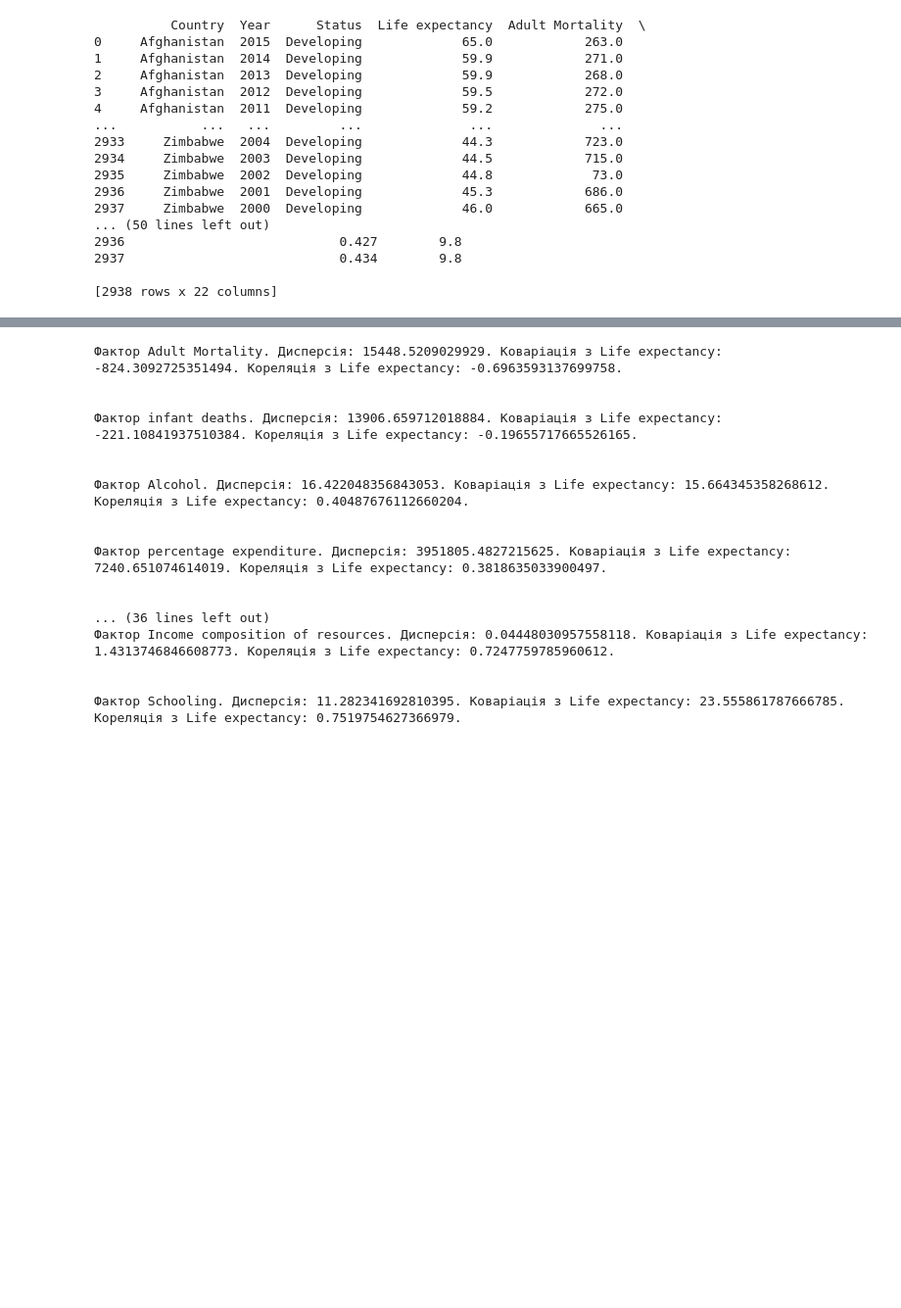
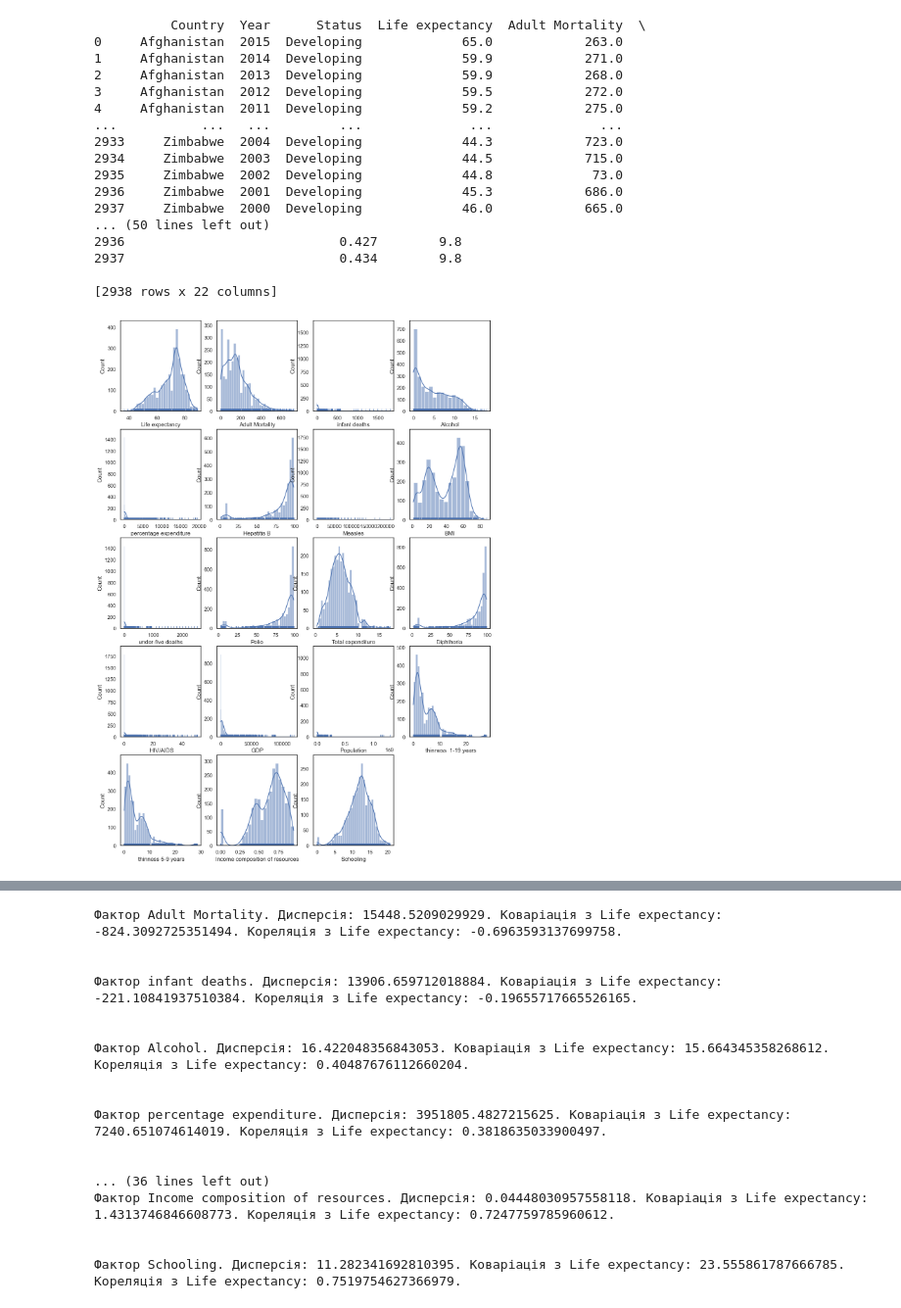
Before and after one commit to maksymzozuliak/IAD, a Jupyter notebook: LabWork3/LabWork3.ipynb, the cells around one changed output, grey strips where cells are left out. Shown: that part at 98% size. Drawn from its saved outputs; the diff is of its cells as text; code cells hidden in the pictures; blank space fills up the shorter version.

```diff
--- a/LabWork3/LabWork3.ipynb
+++ b/LabWork3/LabWork3.ipynb
@@ -25,11 +25,12 @@ print(data)
 
 [2938 rows x 22 columns]
 # %%
-for column in data.iloc[:, 3:]:
+plt.figure(figsize=(14, 20))
+for i, column in enumerate(data.iloc[:, 3:].columns):
     column_data = data[column]
-    print(f'Розподіл фактору {column}')
-    sb.histplot(data[column], kde=True)
-    sb.rugplot(data[column])
-    plt.show()
-    sb.boxplot(data = data[column])
-    plt.show()
+    plt.subplot(5, 4, i+1)
+    sb.histplot(column_data, kde=True)
+    sb.rugplot(column_data)
+plt.show()
+# %% [output]
+[figure, added]
```
Also changed, not shown: parts of 4 cells of this notebook.
